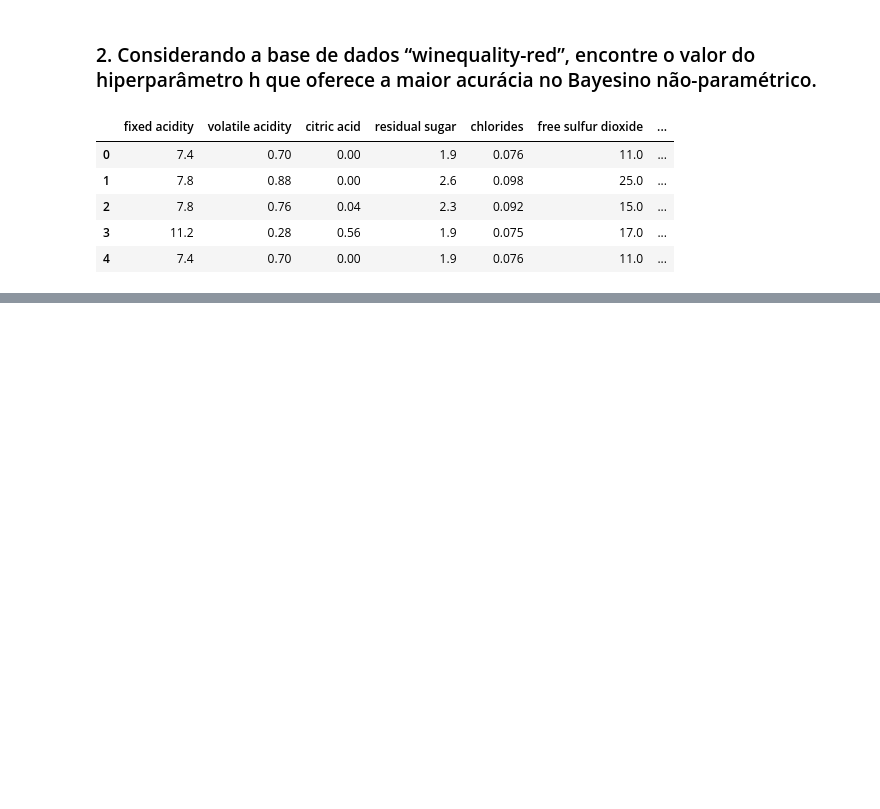
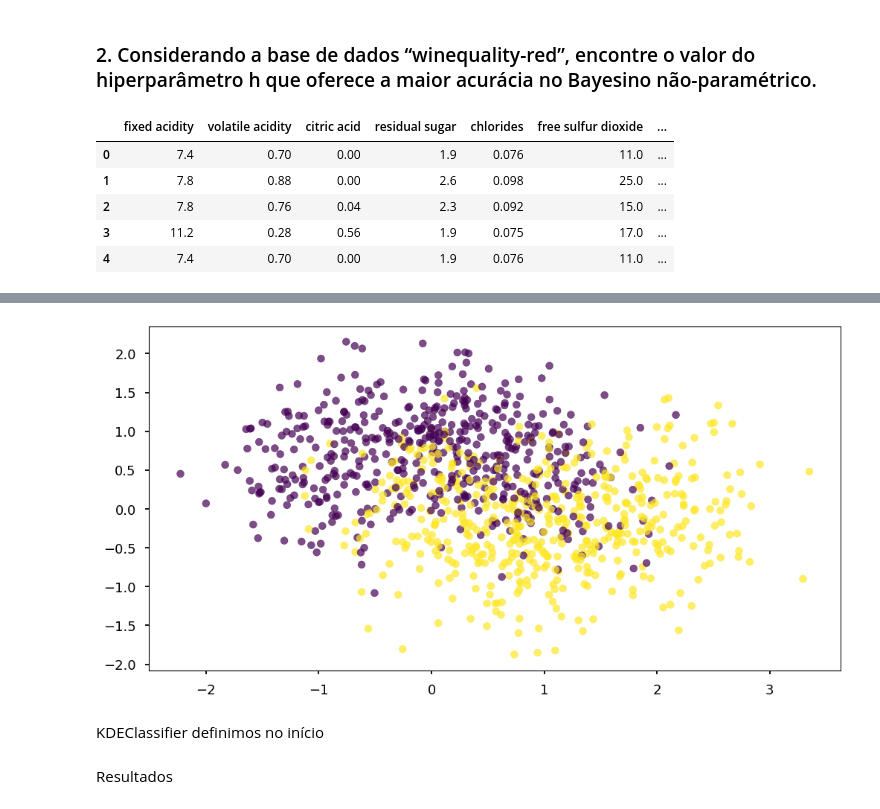
Before and after one commit to geangobo/Introduction-to-Data-Science-USP, a Jupyter notebook: Quest-3/bayes.ipynb, the cells around one changed output, grey strips where cells are left out. Saved outputs shown, nothing was run; the diff lists cells and outputs as text; code cells hidden in the pictures; blank space fills up the shorter version.

```diff
--- a/Quest-3/bayes.ipynb
+++ b/Quest-3/bayes.ipynb
@@ -256,0 +323,10 @@ df_red.head()
+# %%
+plt.figure(figsize=(12,6))
+n_samples = 1000
+data = datasets.make_moons(n_samples=n_samples, noise=.5)
+X = data[0]
+y = data[1]
+plt.scatter(X[:,0], X[:,1], c=y, cmap='viridis', s=50, alpha=0.7)
+plt.show(True)
+# %% [output]
+[figure, added]
@@ -256,0 +349,2 @@ df_red.head()
+# %% [markdown]
+KDEClassifier definimos no início
@@ -256,0 +356,2 @@ df_red.head()
+# %% [markdown]
+Resultados
```
Also changed, not shown: parts of 19 cells of this notebook.
